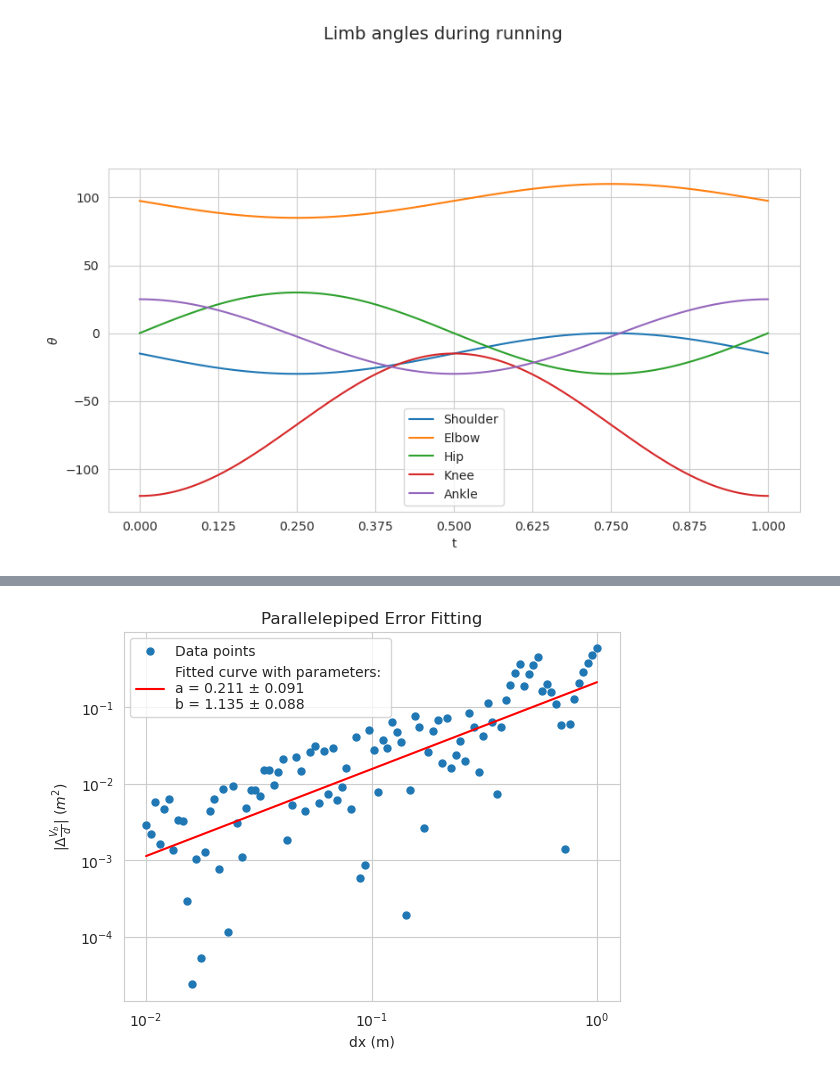
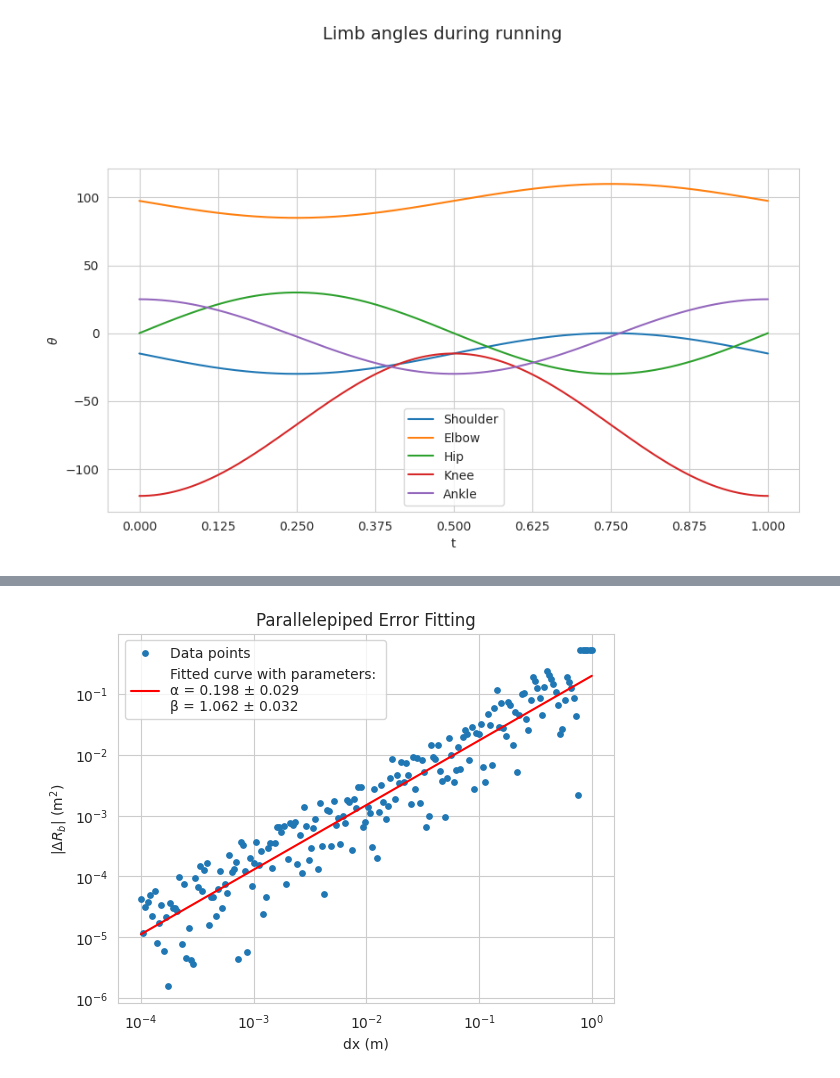
Before and after one commit to Cr3sp1/Rain, a Jupyter notebook: Visualization/Tesi.ipynb, the cells around one changed output, grey strips where cells are left out. Drawn from its saved outputs; the diff is of its cells as text; code cells hidden in the pictures.

```diff
--- a/Visualization/Tesi.ipynb
+++ b/Visualization/Tesi.ipynb
@@ -139,8 +139,9 @@ def anal_s(v, bodyvel, rad):
 def max_s(rad):
     return np.pi * rad ** 2
 
-v = np.array( [-0.5, 0.5, -1.])
-bodyvel = 1.
+vrain = np.array( [0.5, 0.25, -1.])
+bodyvel = 2.
+v = vrain - np.array([bodyvel, 0., 0,])
 rad = 0.5
 
 
@@ -154,7 +155,7 @@ df['log_error'] = np.log( df['error'])
 
 # Function to model (log-log power law)
 def power_law(x, a, b):
-    return np.log(a * np.power(np.exp(x), b))
+    return np.log(a) +  b*x
 
 # Fit the data to the power-law model
 params, covariance = curve_fit(power_law, df['log_dx'], df['log_error'])
@@ -166,18 +167,23 @@ fitted_error = np.exp(power_law(df['log_dx'], *params))
 standard_errors = np.sqrt(np.diag(covariance))
 
 # Plotting the data
-plt.scatter(df['dx'], df['error'], label='Data points', s=25)
-plt.xlabel('dx (m)')
-plt.ylabel(r'$|\Delta \frac{V_b}{d}|$ $(m^2)$')  # Replace with your actual label
+plt.scatter(df['dx'], df['error'], label='Data points', s=15)
+plt.xlabel(r'dx (m)')
+plt.ylabel(r'$|\Delta R_b|$ (m$^2$)')
 
 # Plot the fitted curve
-plt.plot(df['dx'], fitted_error, color='red', label=f"Fitted curve with parameters: \na = {round(params[0],3)} ± {round(standard_errors[0], 3)}\nb = {round(params[1], 3)} ± {round(standard_errors[1], 3)}")
+plt.plot(df['dx'], fitted_error, color='red', label=f"Fitted curve with parameters: \nα = {round(params[0],3)} ± {round(standard_errors[0], 3)}\nβ = {round(params[1], 3)} ± {round(standard_errors[1], 3)}")
 
 # Settings
 plt.xscale('log')
 plt.yscale('log')
-plt.title('Sphere Error Fitting')  # Replace with your actual title
+plt.title('Sphere Error Fitting')
 plt.grid(True)
 plt.legend()
+
+# Save the plot to a file
+plt.savefig('../Tesi/sphere_err_fit.png', dpi=300, bbox_inches='tight')
+
+# Show the plot
 plt.show()
 # %% [output]
@@ -188,7 +245,7 @@ def anal_p(v, bodyvel, side):
     flux += np.abs(np.dot(np.cross(side[0], side[1]), v))
     flux += np.abs(np.dot(np.cross(side[1], side[2]), v))
     flux += np.abs(np.dot(np.cross(side[2], side[0]), v))
-    return flux
+    return flux/bodyvel
 
 def max_p(side):
     flux = 0
@@ -198,40 +255,41 @@ def max_p(side):
     return flux
 
 
 side = [np.array([0.4, 0.0, 0.0]), np.array([0.0, 0.6, 0.0]), np.array([0.0, 0.0, 0.8])]
 
 # Read the data from the file
 df = pd.read_csv('../data/Pippo/ErrorP.dat', sep=' ', header=None, names=['dx', 'num'], index_col=False)
 
 # Transform the data
 df['error'] = np.abs(df['num'] - anal_p(v, bodyvel, side))
 df['log_dx'] = np.log( df['dx'])
 df['log_error'] = np.log( df['error'])
 
-# Function to model (log-log power law)
-def power_law(x, a, b):
-    return np.log(a * np.power(np.exp(x), b))
-
 # Fit the data to the power-law model
 params, covariance = curve_fit(power_law, df['log_dx'], df['log_error'])
 
 # Generate fitted values
 fitted_error = np.exp(power_law(df['log_dx'], *params))
 
 # Plotting the data
-plt.scatter(df['dx'], df['error'], label='Data points', s=25)
-plt.xlabel('dx (m)')
-plt.ylabel(r'$|\Delta \frac{V_b}{d}|$ $(m^2)$')  # Replace with your actual label
+plt.scatter(df['dx'], df['error'], label='Data points', s=15)
+plt.xlabel(r'dx (m)')
+plt.ylabel(r'$|\Delta R_b|$ (m$^2$)')
 
 # Plot the fitted curve
-plt.plot(df['dx'], fitted_error, color='red', label=f"Fitted curve with parameters: \na = {round(params[0],3)} ± {round(standard_errors[0], 3)}\nb = {round(params[1], 3)} ± {round(standard_errors[1], 3)}")
+plt.plot(df['dx'], fitted_error, color='red', label=f"Fitted curve with parameters: \nα = {round(params[0],3)} ± {round(standard_errors[0], 3)}\nβ = {round(params[1], 3)} ± {round(standard_errors[1], 3)}")
 
 # Settings
 plt.xscale('log')
 plt.yscale('log')
-plt.title('Parallelepiped Error Fitting')  # Replace with your actual title
+plt.title('Parallelepiped Error Fitting')
 plt.grid(True)
 plt.legend()
+
+# Save the plot to a file
+plt.savefig('../Tesi/pippo_error_fit.png', dpi=300, bbox_inches='tight')
+
+# Show the plot
 plt.show()
 # %% [output]
-[figure, old version]
+[figure, new version]
```
Also changed, not shown: parts of 8 cells of this notebook, 21 other files.
